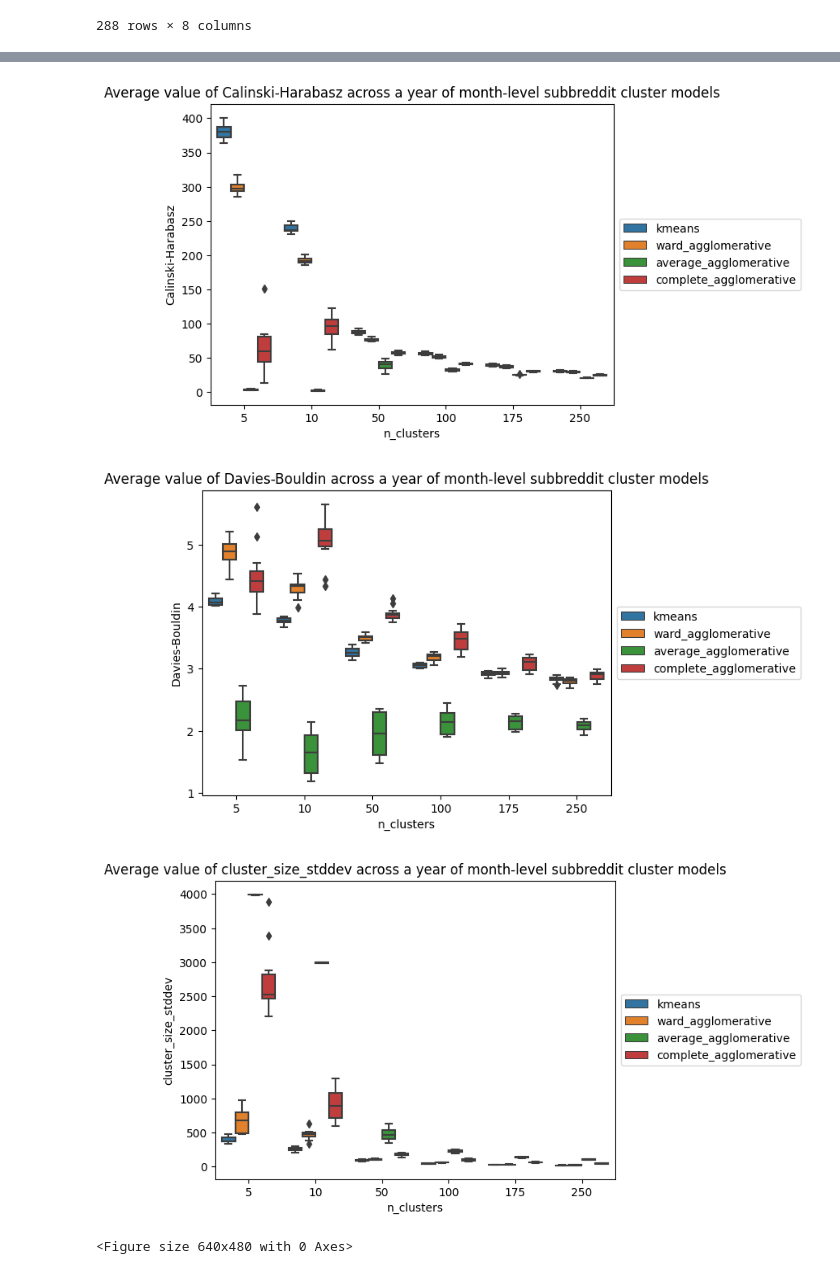
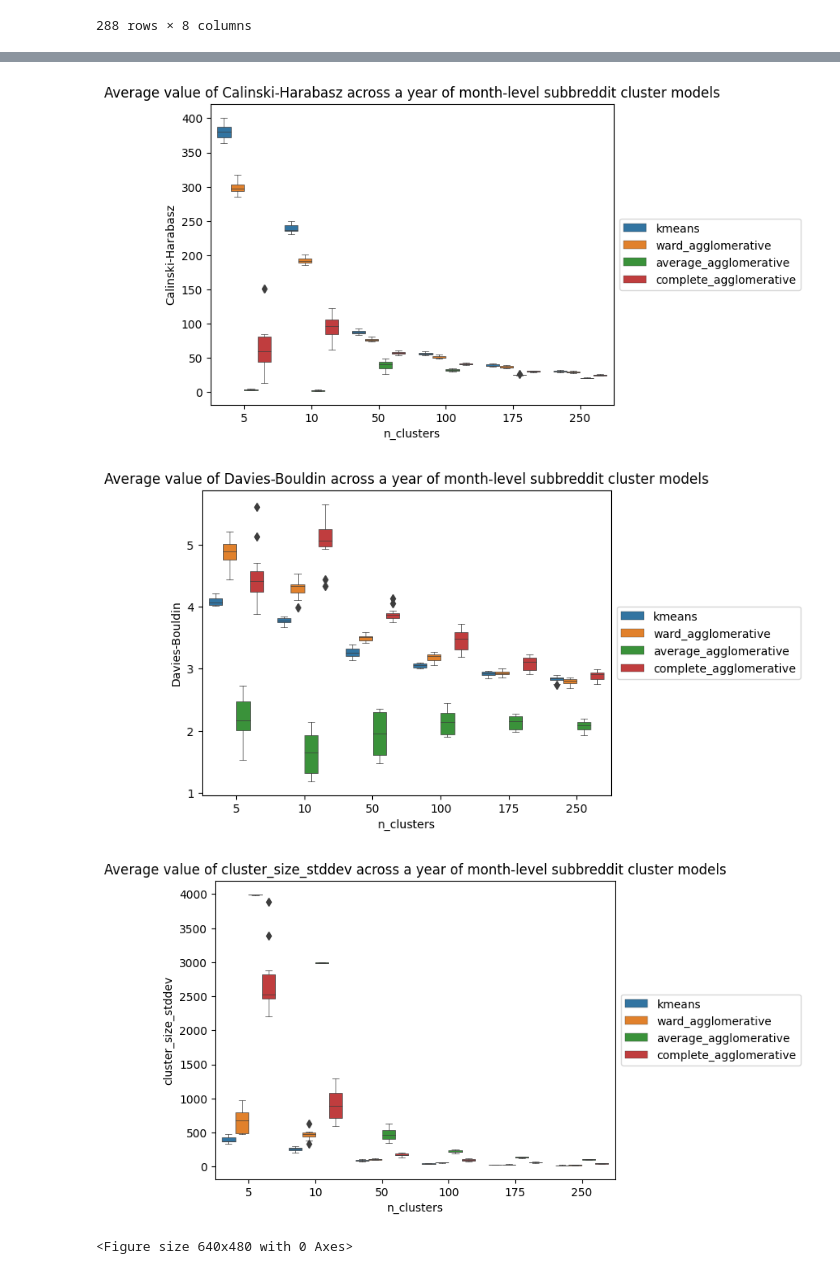
Before and after one commit to UMassCDS/IHOP-Reddit, a Jupyter notebook: notebooks/quantitative_comparison_kmeans_vs_agglomerative.ipynb, the cells around one changed output, grey strips where cells are left out. Cells and saved outputs as stored; diff of their text form; code cells hidden in the pictures.

```diff
--- a/notebooks/quantitative_comparison_kmeans_vs_agglomerative.ipynb
+++ b/notebooks/quantitative_comparison_kmeans_vs_agglomerative.ipynb
@@ -115,7 +115,7 @@ model_metrics_df
 # %%
 
 for metric_key in ["Silhouette", "Calinski-Harabasz", "Davies-Bouldin", "cluster_size_stddev"]:
-    ax = sns.boxplot( y=metric_key, x="n_clusters", data=model_metrics_df, hue="experiment_label")
+    ax = sns.boxplot( y=metric_key, x="n_clusters", data=model_metrics_df, hue="experiment_label", linewidth=0.5)
     ax.set_title(f"Average value of {metric_key} across a year of month-level subbreddit cluster models")
     if metric_key=="Silhouette":
         ax.set(ylim=(-0.5, 0.5))
@@ -127,4 +127,4 @@ for metric_key in ["Silhouette", "Calinski-Harabasz", "Davies-Bouldin", "cluster
-[figure, old version]
+[figure, new version]
-[figure, old version]
+[figure, new version]
-[figure, old version]
+[figure, new version]
 <Figure size 640x480 with 0 Axes>
```
Also changed, not shown: parts of 2 cells of this notebook.
